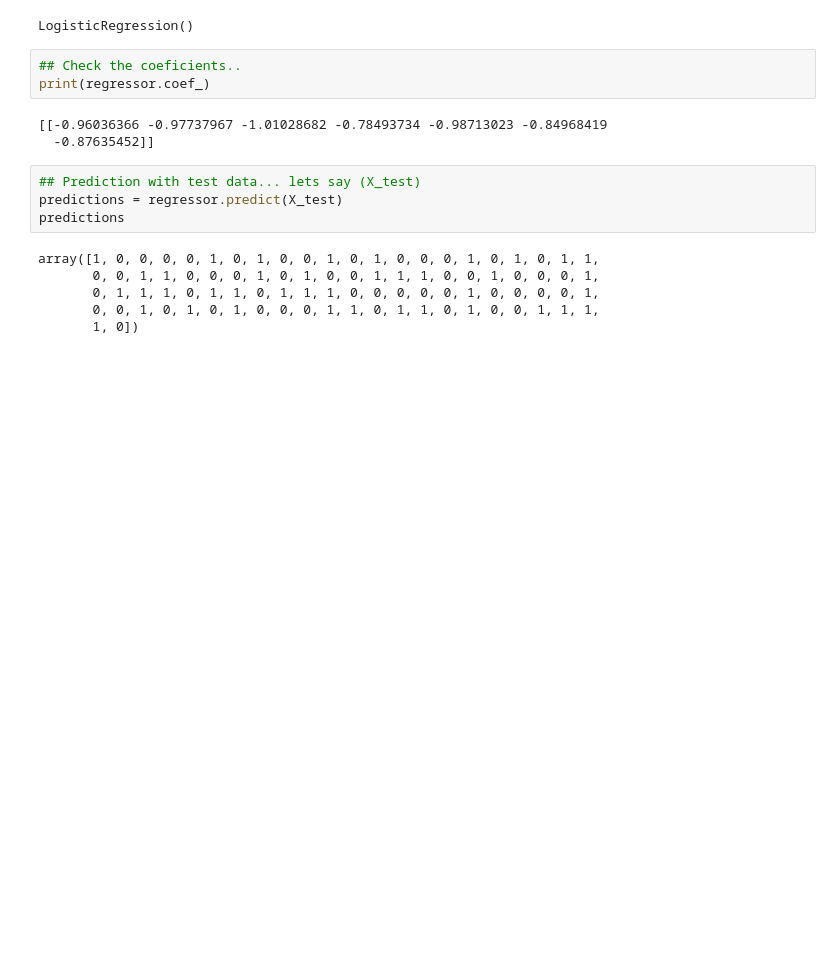
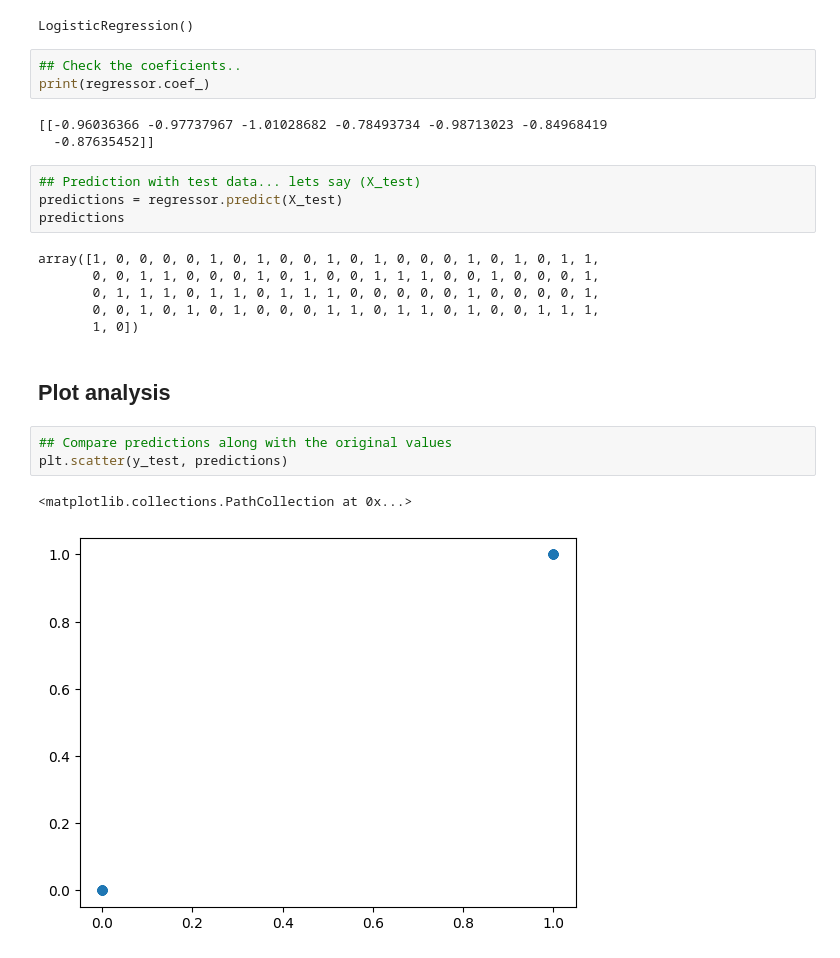
Before and after one commit to Iyabivuz-e/Dozzy, a Jupyter notebook: backend/model/chronotype.ipynb, the cells around one changed output. Saved outputs shown, nothing was run; the diff lists cells and outputs as text; blank space fills up the shorter version.

Commit message:
implemented the analysis of the model

```diff
--- a/backend/model/chronotype.ipynb
+++ b/backend/model/chronotype.ipynb
@@ -187,3 +187,11 @@ array([1, 0, 0, 0, 0, 1, 0, 1, 0, 0, 1, 0, 1, 0, 0, 0, 1, 0, 1, 0, 1, 1,
        0, 1, 1, 1, 0, 1, 1, 0, 1, 1, 1, 0, 0, 0, 0, 0, 1, 0, 0, 0, 0, 1,
        0, 0, 1, 0, 1, 0, 1, 0, 0, 0, 1, 1, 0, 1, 1, 0, 1, 0, 0, 1, 1, 1,
        1, 0])
+# %% [markdown]
+## Plot analysis
+# %%
+## Compare predictions along with the original values
+plt.scatter(y_test, predictions)
+# %% [output]
+<matplotlib.collections.PathCollection at 0x...>
+[figure, added]
```
Also changed, not shown: parts of 2 cells of this notebook.
